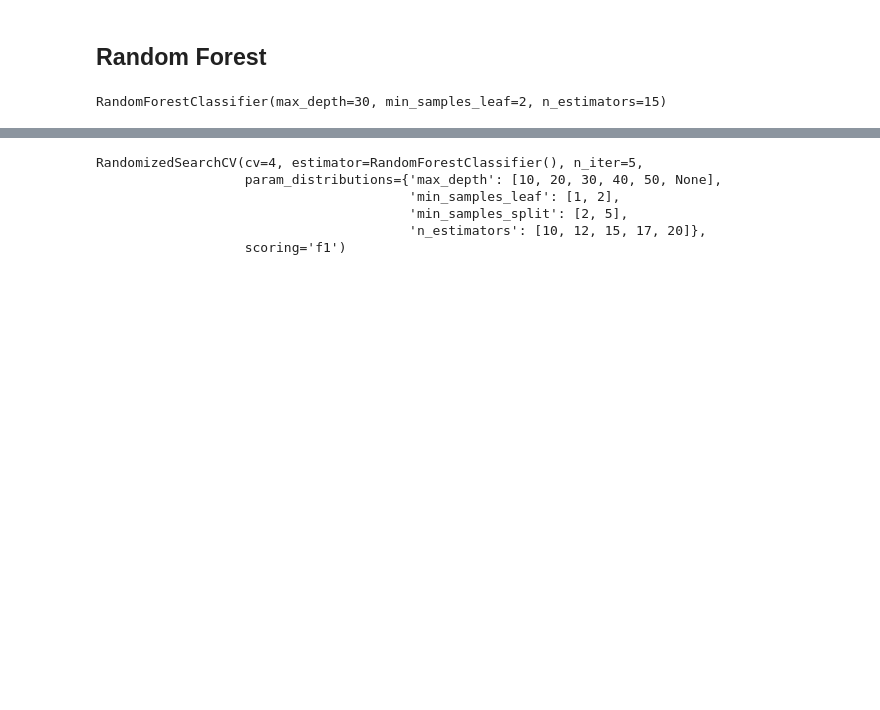
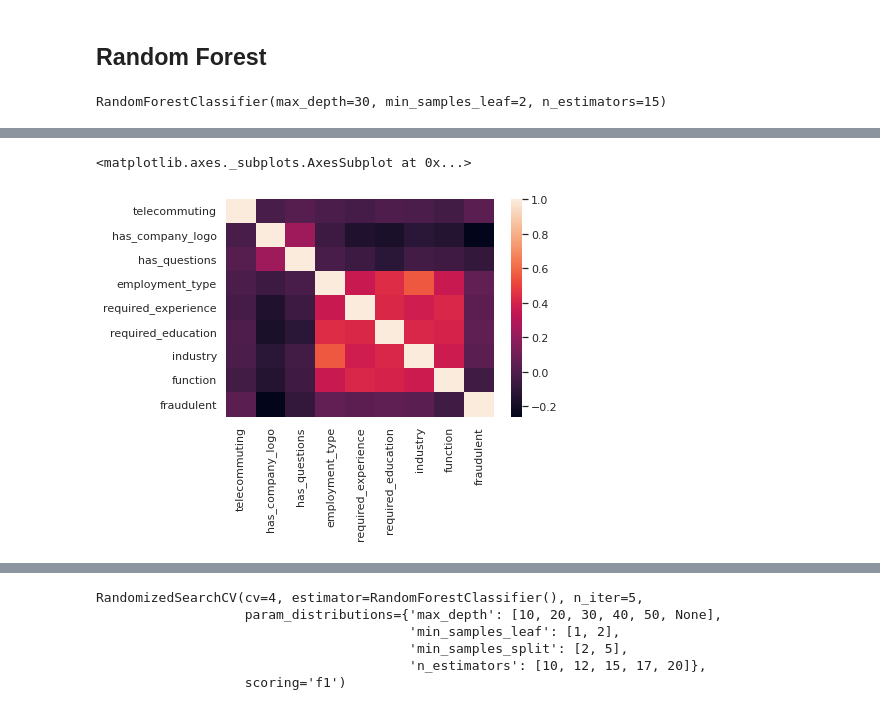
Before and after one commit to huantnguyen/FakeJobPrediction, a Jupyter notebook: v4_Project_245_fakejob.ipynb, the cells around one changed output, grey strips where cells are left out. Saved outputs shown, nothing was run; the diff lists cells and outputs as text; code cells hidden in the pictures; blank space fills up the shorter version.

```diff
--- a/v4_Project_245_fakejob.ipynb
+++ b/v4_Project_245_fakejob.ipynb
@@ -823,0 +890,4 @@ plt.show()
+# %%
+main_data_corr = main_data.copy()
+# %%
+main_data_corr.drop(main_data_corr.iloc[:, 0:200], inplace = True, axis = 1)
@@ -823,0 +925,5 @@ plt.show()
+# %%
+sns.heatmap(main_data_corr.corr())
+# %% [output]
+<matplotlib.axes._subplots.AxesSubplot at 0x...>
+[figure, added]
```
Also changed, not shown: parts of 49 cells of this notebook.
